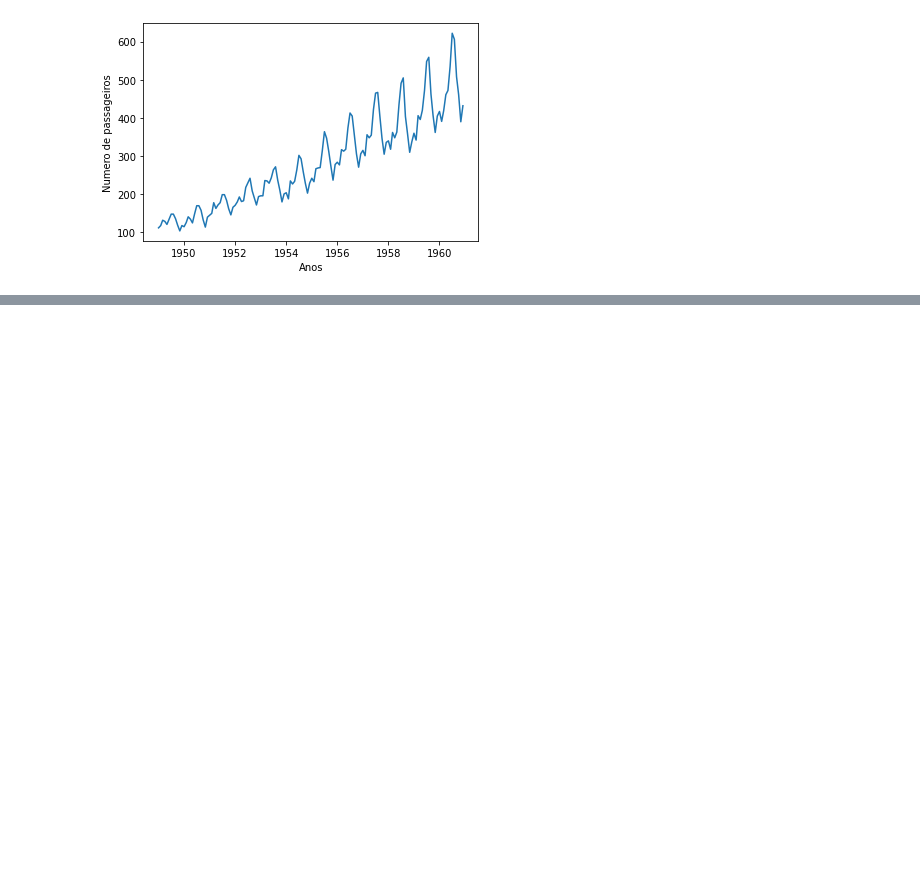
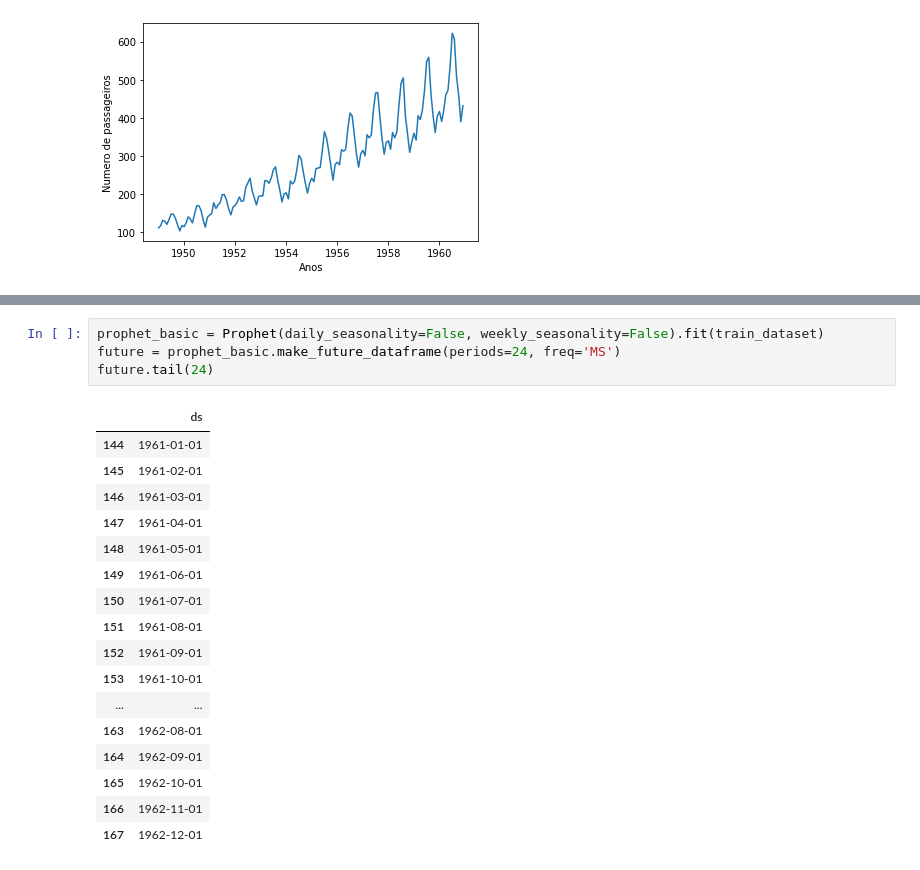
Before and after one commit to vivianerenizia/Teste_DataScience_iniciante, a Jupyter notebook: teste02-Prophet.ipynb, the cells around one changed output, grey strips where cells are left out. Saved outputs shown, nothing was run; the diff lists cells and outputs as text; blank space fills up the shorter version.

```diff
--- a/teste02-Prophet.ipynb
+++ b/teste02-Prophet.ipynb
@@ -36,0 +41,22 @@ plt.show()
+# %%
+prophet_basic = Prophet(daily_seasonality=False, weekly_seasonality=False).fit(train_dataset)
+future = prophet_basic.make_future_dataframe(periods=24, freq='MS')
+future.tail(24)
+# %% [output]
+|  | ds |
+| 144 | 1961-01-01 |
+| 145 | 1961-02-01 |
+| 146 | 1961-03-01 |
+| 147 | 1961-04-01 |
+| 148 | 1961-05-01 |
+| 149 | 1961-06-01 |
+| 150 | 1961-07-01 |
+| 151 | 1961-08-01 |
+| 152 | 1961-09-01 |
+| 153 | 1961-10-01 |
+| ... | ... |
+| 163 | 1962-08-01 |
+| 164 | 1962-09-01 |
+| 165 | 1962-10-01 |
+| 166 | 1962-11-01 |
+| 167 | 1962-12-01 |
```
Also changed, not shown: parts of 5 cells of this notebook.
